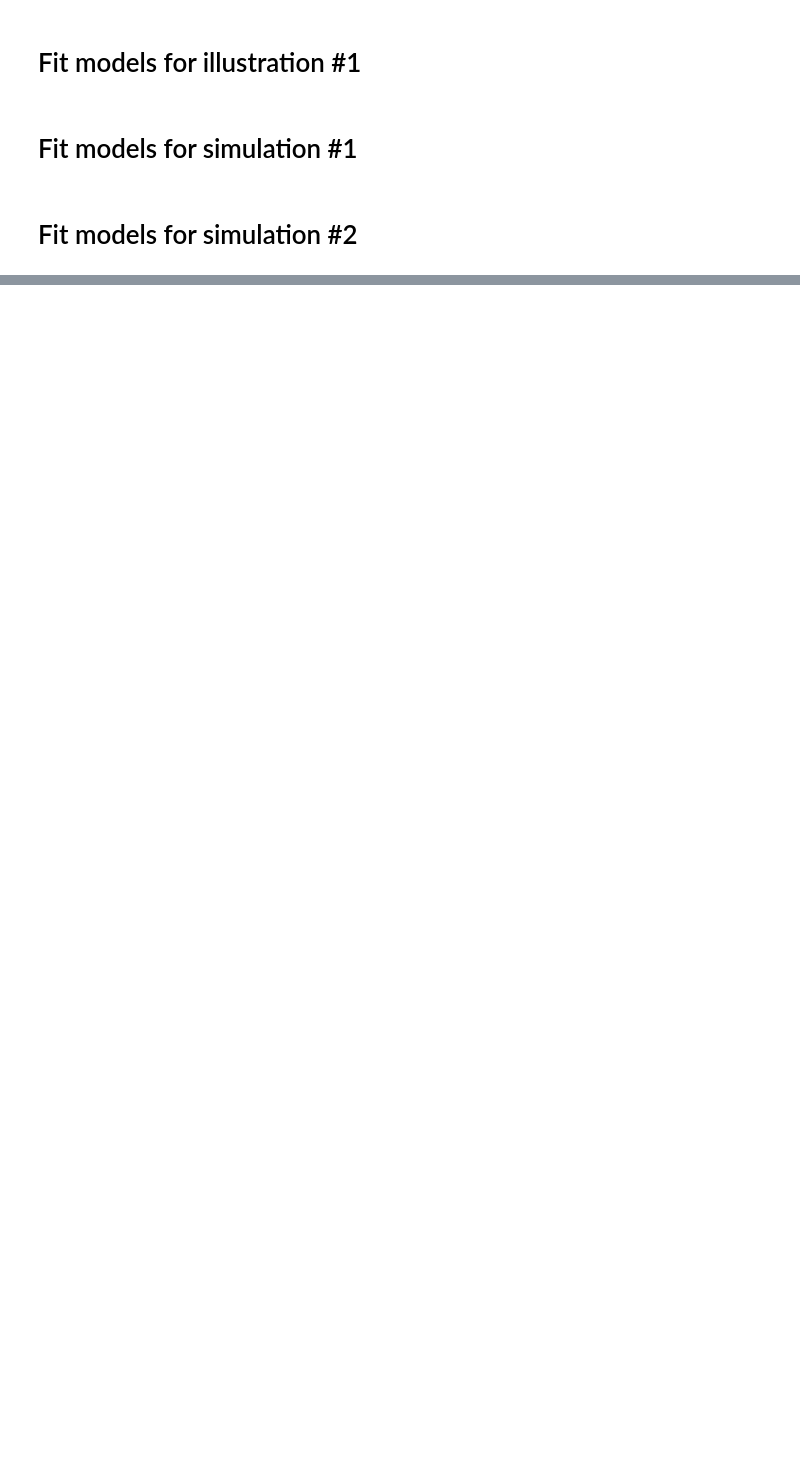
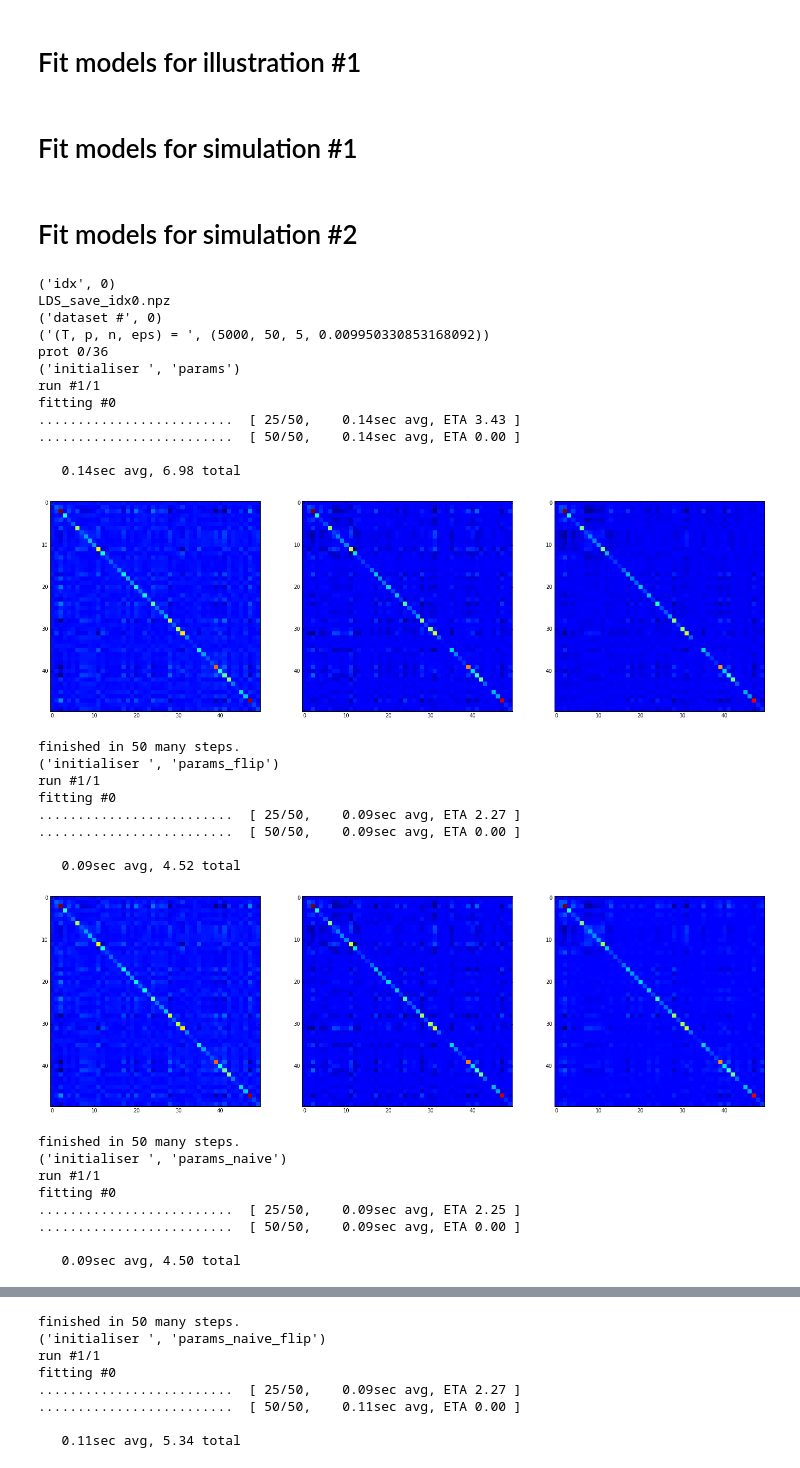
Before and after one commit to mackelab/pyLDS_dev, a Jupyter notebook: dev/fit_LDS_models_cosyne16ws.ipynb, the cells around one changed output, grey strips where cells are left out. Saved outputs shown, nothing was run; the diff lists cells and outputs as text; code cells hidden in the pictures; blank space fills up the shorter version.

```diff
--- a/dev/fit_LDS_models_cosyne16ws.ipynb
+++ b/dev/fit_LDS_models_cosyne16ws.ipynb
@@ -430,24 +430,27 @@ for i in idx_exps:
 # %% [markdown]
 # Fit models for simulation #2
 # %%
+%matplotlib inline
 relative_data_path = '../../../results/cosyne_poster/simulation_2/data'
-os.chdir('../data')
+os.chdir(relative_data_path)
 filenames = glob.glob("*.npz")
 num_exps = len(filenames)
 idx_exps = range(num_exps)
 
 eps = np.log(1.01)
-max_iter = 1000
+max_iter = 50
 
 initialisers = ['params', 'params_flip', 'params_naive', 'params_naive_flip', 'random']
 
-for i in idx_exps:
+for idx in [0,2,5,9]:
 
     ##################
     # load the data  #
     ##################
 
-    filename = filenames[i]
+    print('idx', idx)
+    filename = 'LDS_save_idx' + str(idx) + '.npz'
+    print(filename)
 
     os.chdir('../data/')
     loadfile = np.load(filename)
@@ -462,7 +465,7 @@ for i in idx_exps:
         tmp[str(pars_true.keys()[j])] =  pars_true.values()[j]
     pars_true = tmp
 
-    print('dataset #', i)
+    print('dataset #', idx)
     print('(T, p, n, eps) = ', (T, p, n, eps))
 
     ####################
@@ -470,10 +473,10 @@ for i in idx_exps:
     ####################
 
     os.chdir('../init/')
-    initfiles = glob.glob("*_LDS_save_idx" + str(i) + ".npz")
+    initfiles = glob.glob("*_LDS_save_idx" + str(idx) + ".npz")
     num_prots = len(initfiles)
 
-    for prot in range(num_prots):
+    for prot in [0,12]: #range(num_prots):
 
         initfile = initfiles[prot]
         print('prot ' + str(prot) + '/' + str(num_prots))
@@ -538,12 +541,11 @@ for i in idx_exps:
                 ###################
                 #    EM cycles    #
                 ###################
-
+                likes = [-np.inf]
                 try:
                     # get EM-step results after m iterations
                     model = init_LDS_model(pars_init, data, obs_scheme) # reset to initialisation
-                    print 'fitting #' + str(i)
-                    likes = [-np.inf]
+                    print 'fitting #' + str(idx)
                     for t in progprint_xrange(max_iter):
                         likes.append(update(model))
                         if likes[-1]-likes[-2] < eps:
@@ -574,6 +576,21 @@ for i in idx_exps:
                     broken = True
                     pars_hat, stats_hat, stats_true = [],[],[]
                     Pi, Pi_h, Pi_t, Pi_t_h = 0,0,0,0
+
+                if not broken:
+                    plt.figure(figsize=(25,25))
+                    plt.subplot(1,3,1)
+                    plt.imshow(np.cov(data.T),interpolation='none')
+                    plt.subplot(1,3,2)
+                    if initialiser=='random':
+                        pars_init['Pi'] = dtlyap(pars_init['A'], pars_init['Q'])
+                        R = pars_init['R']
+                    else:
+                        R = np.diag(pars_init['R'])
+                    plt.imshow(pars_init['C'].dot(pars_init['Pi']).dot(pars_init['C'].T) + R,interpolation='none')
+                    plt.subplot(1,3,3)
+                    plt.imshow(pars_hat['C'].dot(Pi_h).dot(pars_hat['C'].T) + pars_hat['R'],interpolation='none')
+                    plt.show()
 
                 ###################
                 #  store results  #
@@ -599,30 +616,61 @@ for i in idx_exps:
                                'stats_true': stats_true,
                                'Pi':Pi,
                                'Pi_h':Pi_h,
                                'Pi_t':Pi_t,
                                'Pi_t_h':Pi_t_h,
                                'sub_pops':obs_scheme.sub_pops,
                                'obs_time':obs_scheme.obs_time,
                                'obs_pops':obs_scheme.obs_pops}
                 savemat(save_file,save_file_m) # does the actual saving
 
                 np.savez(save_file,
                         broken=broken,
                         ll=likes,
                         T=T,
                         Trial=1,
                         ifUseA=True,
                         ifUseB=False,
                         epsilon=eps,
                         initPars=pars_init,
                         truePars=pars_true,
                         estPars =pars_hat,
                         stats_h = stats_hat,
                         stats_true = stats_true,
                         Pi=Pi,
                         Pi_h=Pi_h,
                         Pi_t=Pi_t,
                         Pi_t_h=Pi_t_h,
                         sub_pops=obs_scheme.sub_pops,
                         obs_time=obs_scheme.obs_time,
                         obs_pops=obs_scheme.obs_pops)
+# %% [output]
+('idx', 0)
+LDS_save_idx0.npz
+('dataset #', 0)
+('(T, p, n, eps) = ', (5000, 50, 5, 0.009950330853168092))
+prot 0/36
+('initialiser ', 'params')
+run #1/1
+fitting #0
+.........................  [ 25/50,    0.14sec avg, ETA 3.43 ]
+.........................  [ 50/50,    0.14sec avg, ETA 0.00 ]
+
+   0.14sec avg, 6.98 total
+[figure, added]
+finished in 50 many steps.
+('initialiser ', 'params_flip')
+run #1/1
+fitting #0
+.........................  [ 25/50,    0.09sec avg, ETA 2.27 ]
+.........................  [ 50/50,    0.09sec avg, ETA 0.00 ]
+
+   0.09sec avg, 4.52 total
+[figure, added]
+finished in 50 many steps.
+('initialiser ', 'params_naive')
+run #1/1
+fitting #0
+.........................  [ 25/50,    0.09sec avg, ETA 2.25 ]
+.........................  [ 50/50,    0.09sec avg, ETA 0.00 ]
+
+   0.09sec avg, 4.50 total
@@ -628,0 +678,8 @@ for i in idx_exps:
+finished in 50 many steps.
+('initialiser ', 'params_naive_flip')
+run #1/1
+fitting #0
+.........................  [ 25/50,    0.09sec avg, ETA 2.27 ]
+.........................  [ 50/50,    0.11sec avg, ETA 0.00 ]
+
+   0.11sec avg, 5.34 total
```
Also changed, not shown: parts of 1 cell of this notebook, 2 other files.
